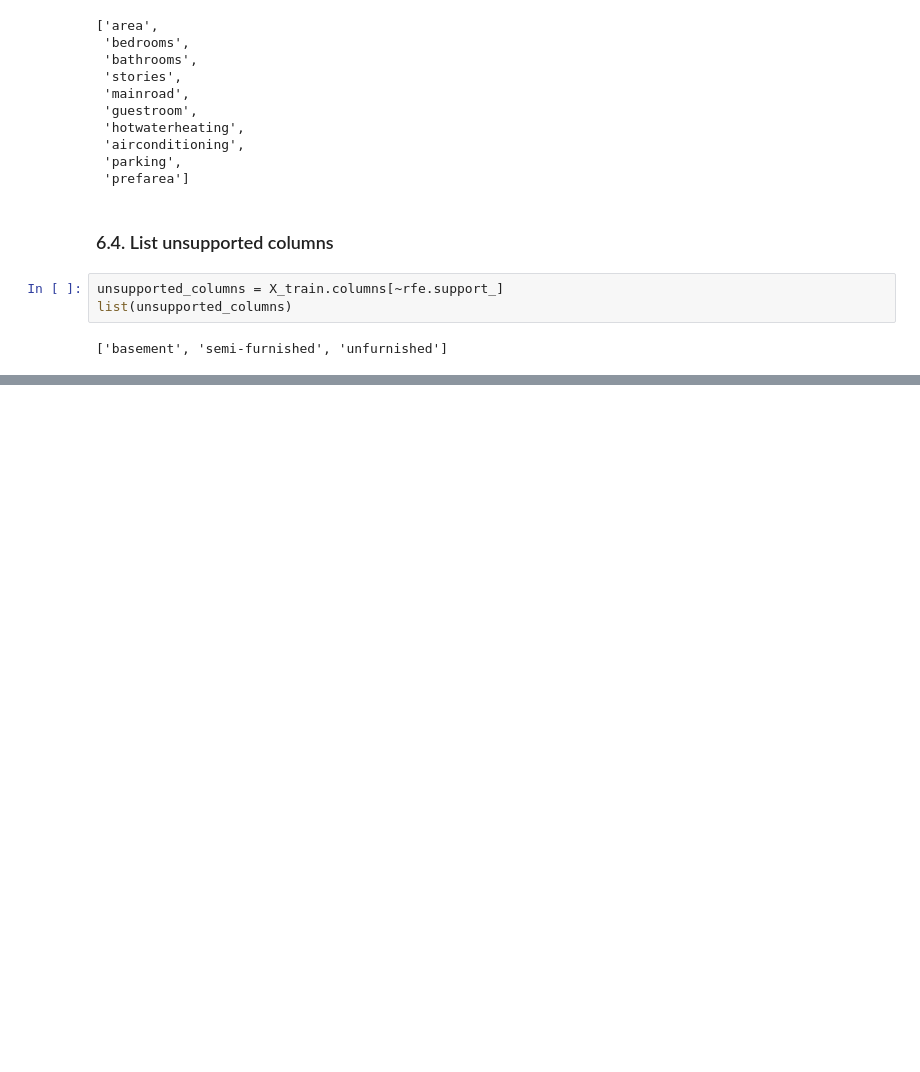
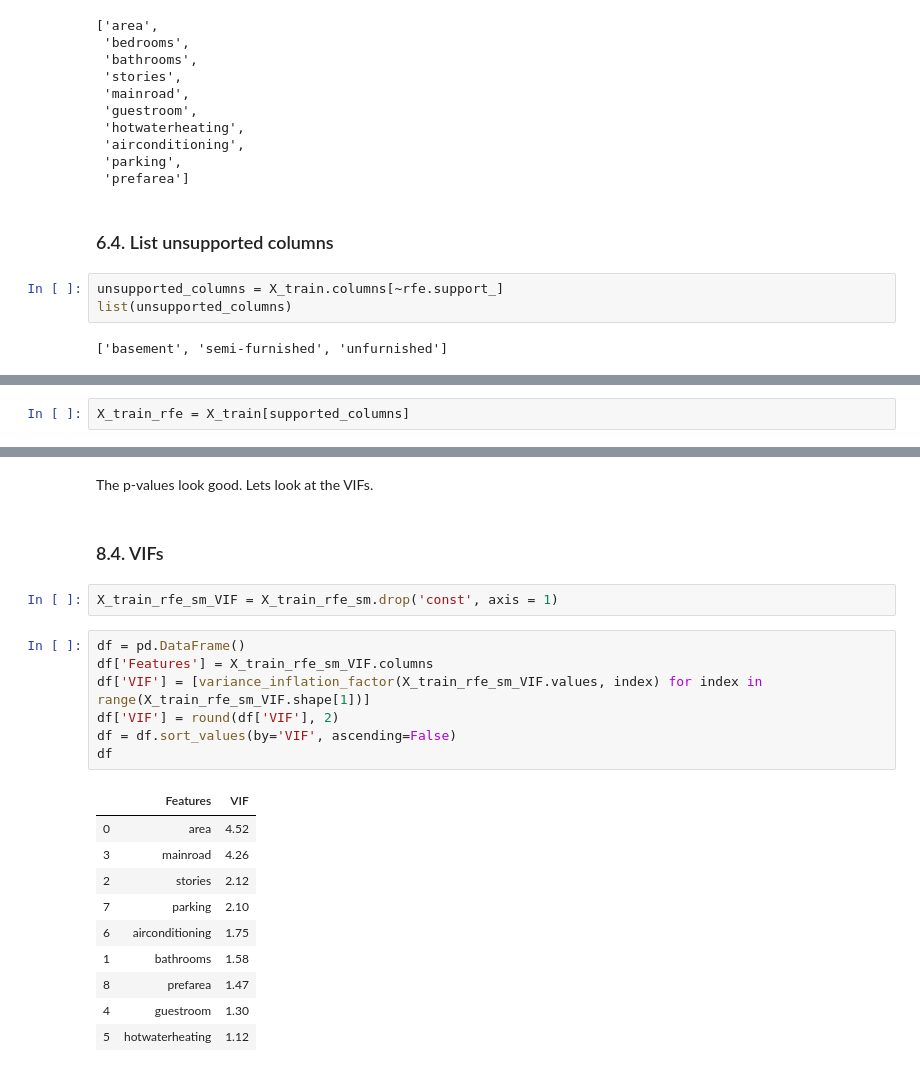
Before and after one commit to raditz2488/AIML, a Jupyter notebook: MultipleLinearRegression/HousePricePrediction/HousePricePredictionRFE.ipynb, the cells around one changed output, grey strips where cells are left out. Saved outputs shown, nothing was run; the diff lists cells and outputs as text; blank space fills up the shorter version.

```diff
--- a/MultipleLinearRegression/HousePricePrediction/HousePricePredictionRFE.ipynb
+++ b/MultipleLinearRegression/HousePricePrediction/HousePricePredictionRFE.ipynb
@@ -286,0 +292,2 @@ list(unsupported_columns)
+# %%
+X_train_rfe = X_train[supported_columns]
@@ -286,0 +391,24 @@ list(unsupported_columns)
+# %% [markdown]
+The p-values look good. Lets look at the VIFs.
+# %% [markdown]
+### 8.4. VIFs
+# %%
+X_train_rfe_sm_VIF = X_train_rfe_sm.drop('const', axis = 1)
+# %%
+df = pd.DataFrame()
+df['Features'] = X_train_rfe_sm_VIF.columns
+df['VIF'] = [variance_inflation_factor(X_train_rfe_sm_VIF.values, index) for index in range(X_train_rfe_sm_VIF.shape[1])]
+df['VIF'] = round(df['VIF'], 2)
+df = df.sort_values(by='VIF', ascending=False)
+df
+# %% [output]
+|  | Features | VIF |
+| 0 | area | 4.52 |
+| 3 | mainroad | 4.26 |
+| 2 | stories | 2.12 |
+| 7 | parking | 2.10 |
+| 6 | airconditioning | 1.75 |
+| 1 | bathrooms | 1.58 |
+| 8 | prefarea | 1.47 |
+| 4 | guestroom | 1.30 |
+| 5 | hotwaterheating | 1.12 |
```
Also changed, not shown: parts of 29 cells of this notebook.
